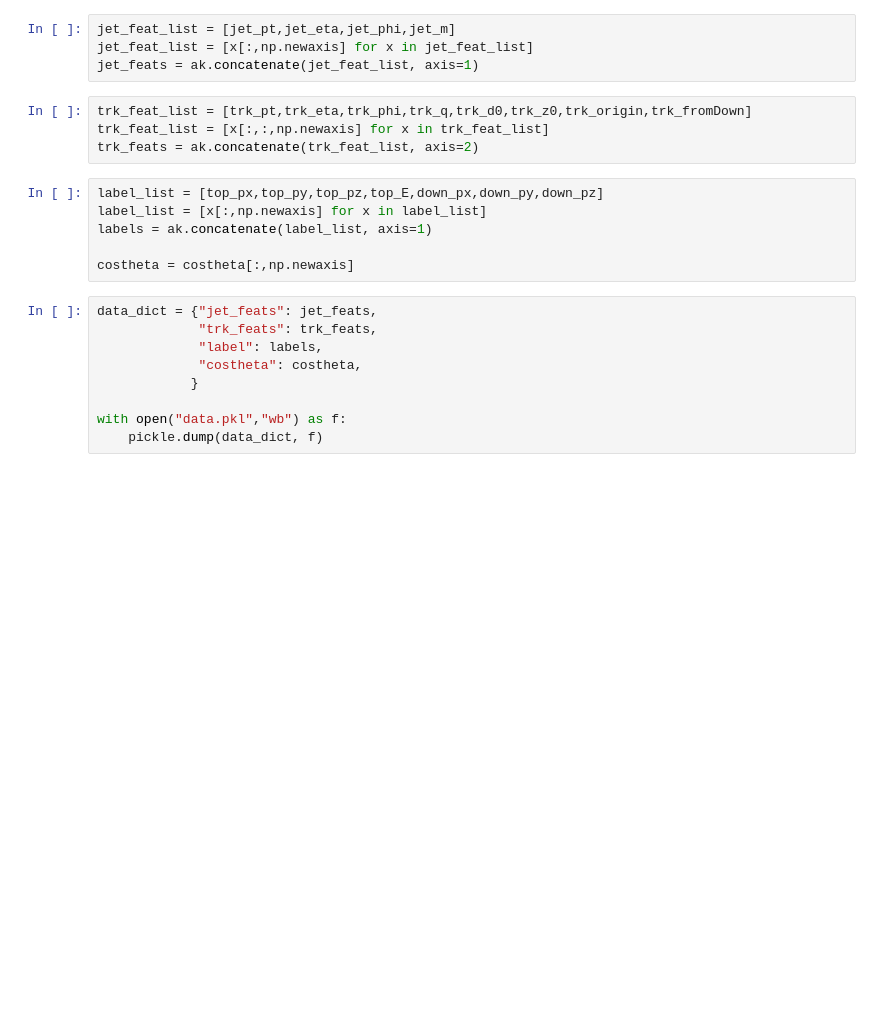
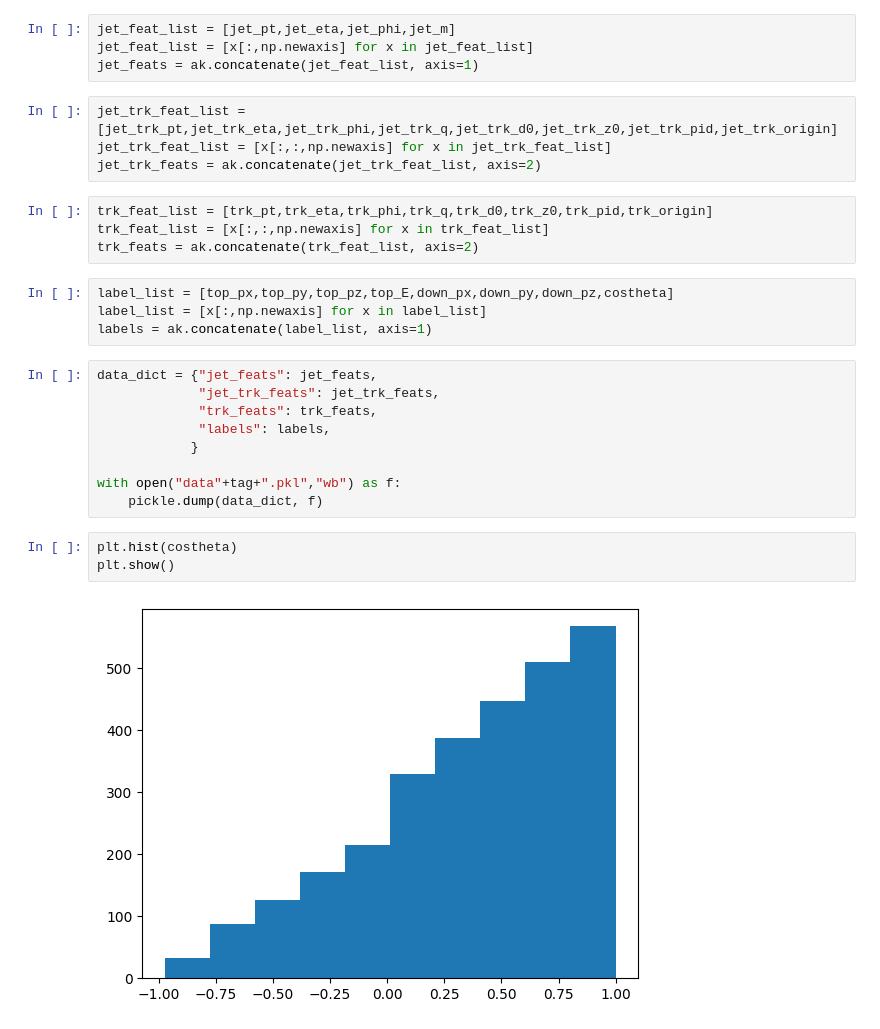
Before and after one commit to LukeV37/Top_Polarimetry, a Jupyter notebook: model/Preprocessing.ipynb, the cells around one changed output. Cells and saved outputs as stored; diff of their text form; blank space fills up the shorter version.

```diff
--- a/model/Preprocessing.ipynb
+++ b/model/Preprocessing.ipynb
@@ -283,21 +263,28 @@ jet_feat_list = [jet_pt,jet_eta,jet_phi,jet_m]
 jet_feat_list = [x[:,np.newaxis] for x in jet_feat_list]
 jet_feats = ak.concatenate(jet_feat_list, axis=1)
 # %%
-trk_feat_list = [trk_pt,trk_eta,trk_phi,trk_q,trk_d0,trk_z0,trk_origin,trk_fromDown]
-trk_feat_list = [x[:,:,np.newaxis] for x in trk_feat_list]
-trk_feats = ak.concatenate(trk_feat_list, axis=2)
+jet_trk_feat_list = [jet_trk_pt,jet_trk_eta,jet_trk_phi,jet_trk_q,jet_trk_d0,jet_trk_z0,jet_trk_pid,jet_trk_origin]
+jet_trk_feat_list = [x[:,:,np.newaxis] for x in jet_trk_feat_list]
+jet_trk_feats = ak.concatenate(jet_trk_feat_list, axis=2)
+# %%
+trk_feat_list = [trk_pt,trk_eta,trk_phi,trk_q,trk_d0,trk_z0,trk_pid,trk_origin]
+trk_feat_list = [x[:,:,np.newaxis] for x in trk_feat_list]
+trk_feats = ak.concatenate(trk_feat_list, axis=2)
 # %%
-label_list = [top_px,top_py,top_pz,top_E,down_px,down_py,down_pz]
+label_list = [top_px,top_py,top_pz,top_E,down_px,down_py,down_pz,costheta]
 label_list = [x[:,np.newaxis] for x in label_list]
 labels = ak.concatenate(label_list, axis=1)
-
-costheta = costheta[:,np.newaxis]
 # %%
 data_dict = {"jet_feats": jet_feats,
+             "jet_trk_feats": jet_trk_feats,
              "trk_feats": trk_feats,
-             "label": labels,
-             "costheta": costheta,
+             "labels": labels,
             }
 
-with open("data.pkl","wb") as f:
+with open("data"+tag+".pkl","wb") as f:
     pickle.dump(data_dict, f)
+# %%
+plt.hist(costheta)
+plt.show()
+# %% [output]
+[figure, added]
```
Also changed, not shown: parts of 9 cells of this notebook, 3 other files.
